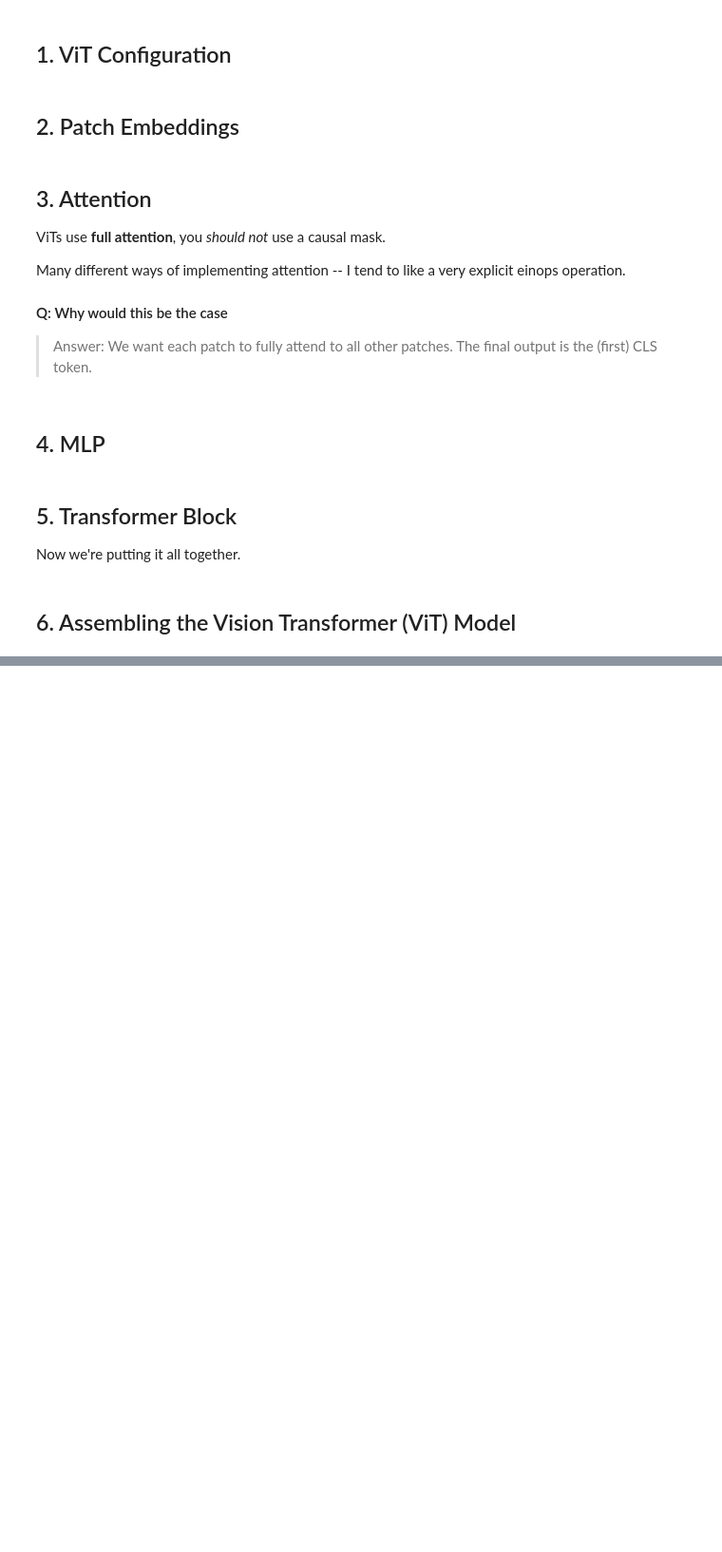
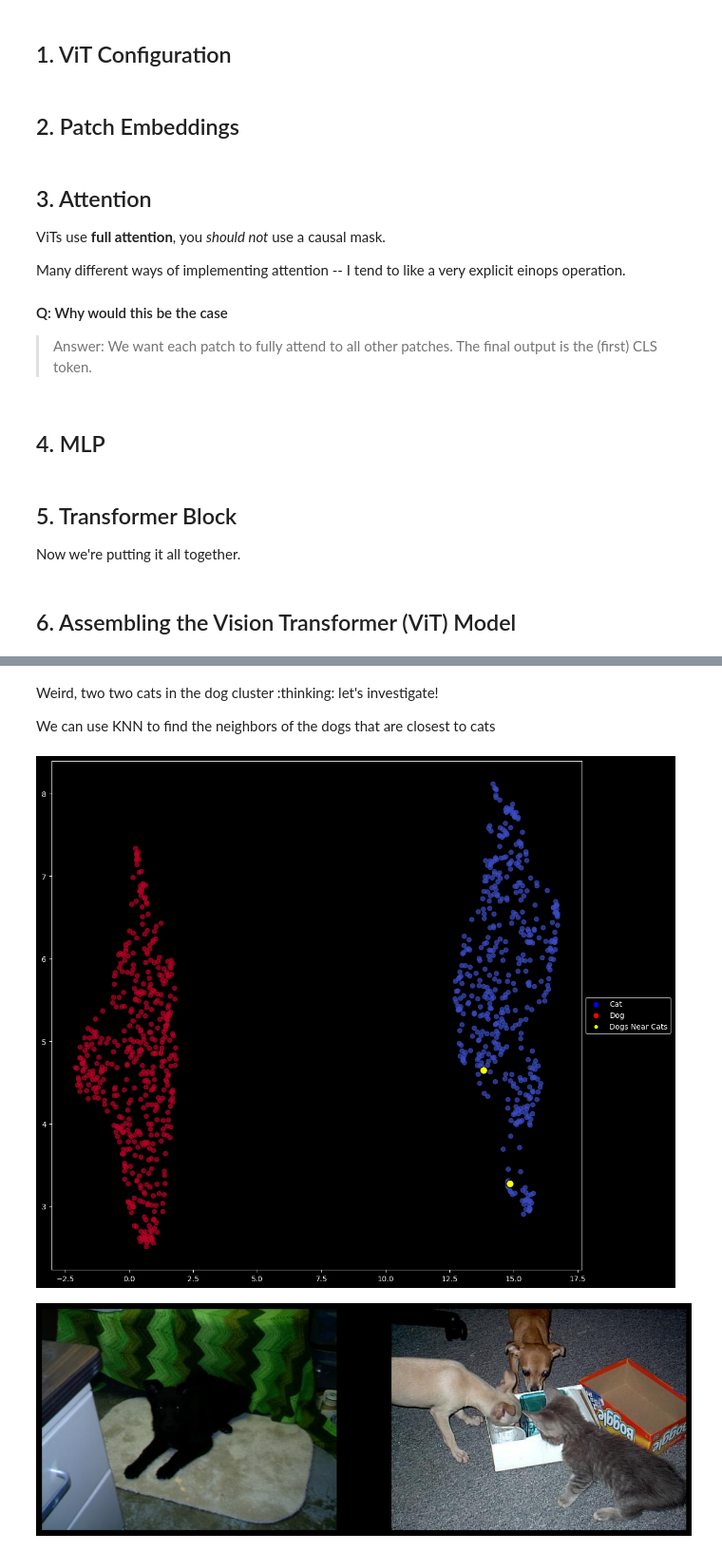
Before and after one commit to tom-pollak/nanoViT, a Jupyter notebook: tutorials/vit_from_scratch.ipynb, the cells around one changed output, grey strips where cells are left out. Shown at 95% size. Cells and saved outputs as stored; diff of their text form; code cells hidden in the pictures; blank space fills up the shorter version.

```diff
--- a/tutorials/vit_from_scratch.ipynb
+++ b/tutorials/vit_from_scratch.ipynb
@@ -247,0 +342,49 @@ You've set up the structure for implementing each component of the Vision Transf
+# %% [markdown]
+Weird, two two cats in the dog cluster :thinking: let's investigate!
+
+We can use KNN to find the neighbors of the dogs that are closest to cats
+# %%
+from sklearn.neighbors import NearestNeighbors
+import numpy as np
+
+k = 5
+knn = NearestNeighbors(n_neighbors=k).fit(embedding_2d)
+
+dog_indices = np.where(np.array(all_labels) == l2i("dog"))[0]
+dogs_with_cats_neighbors = [
+    dog_idx for dog_idx in dog_indices
+    if np.sum(np.array(all_labels)[knn.kneighbors([embedding_2d[dog_idx]])[1][0]] == l2i("cat")) > k // 2
+]
+
+## Plotting
+fig, ax = plt.subplots(figsize=(12, 10))
+scatter = ax.scatter(embedding_2d[:, 0], embedding_2d[:, 1], c=all_labels, cmap="coolwarm", alpha=0.7)
+ax.scatter(
+    embedding_2d[dogs_with_cats_neighbors, 0],
+    embedding_2d[dogs_with_cats_neighbors, 1],
+    color="yellow", label="Dogs Near Cats", s=100, edgecolors="black"
+)
+ax.legend(handles=[
+    ax.scatter([], [], c='blue', label='Cat'),
+    ax.scatter([], [], c='red', label='Dog'),
+    ax.scatter([], [], c='yellow', edgecolors='black', label='Dogs Near Cats')
+], loc='center left', bbox_to_anchor=(1, 0.5))
+fig.tight_layout()
+plt.show()
+
+## Show the images
+
+samples = ds[dogs_with_cats_neighbors]
+fig, (ax1, ax2) = plt.subplots(1, 2, figsize=(12, 4))
+
+ax1.imshow(samples['image'][0])
+ax2.imshow(samples['image'][1])
+
+ax1.axis('off')
+ax2.axis('off')
+
+plt.tight_layout()
+plt.show()
+# %% [output]
+[figure, added]
+[figure, added]
```
Also changed, not shown: parts of 9 cells of this notebook, 1 other file.
